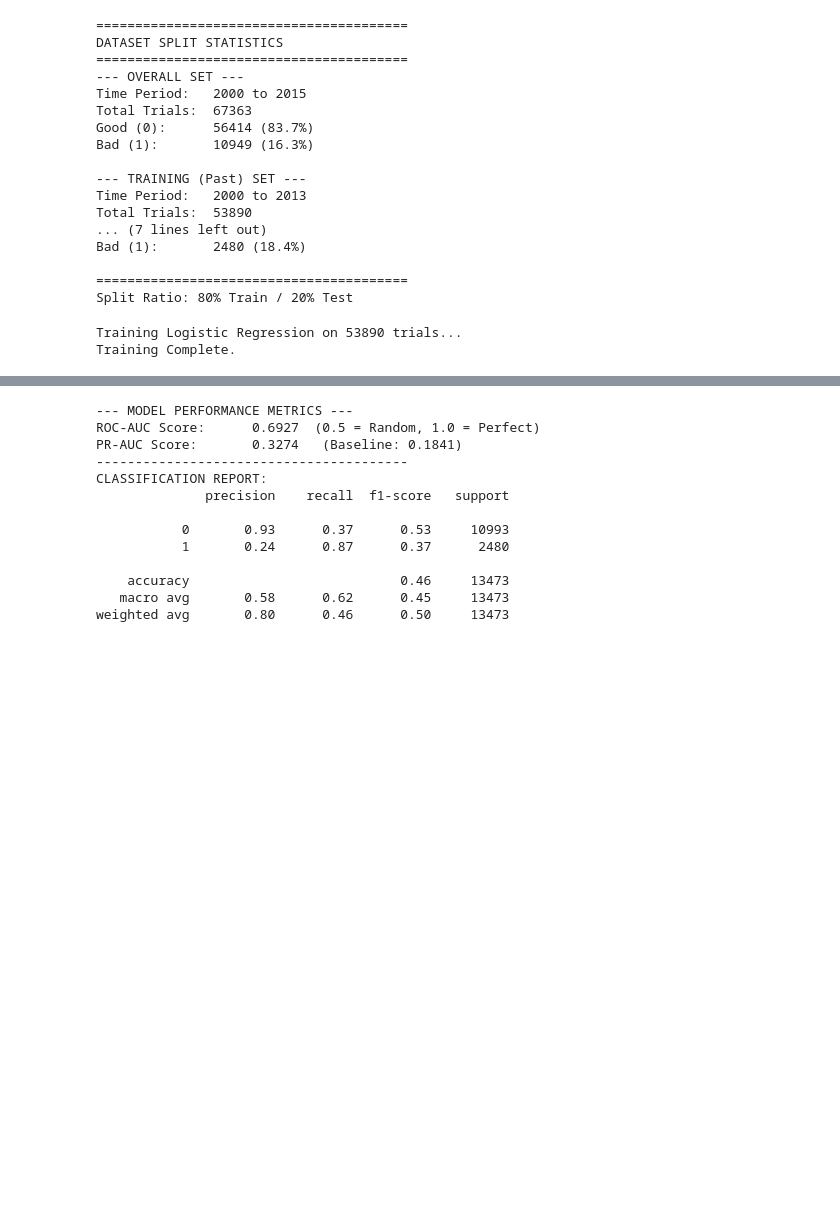
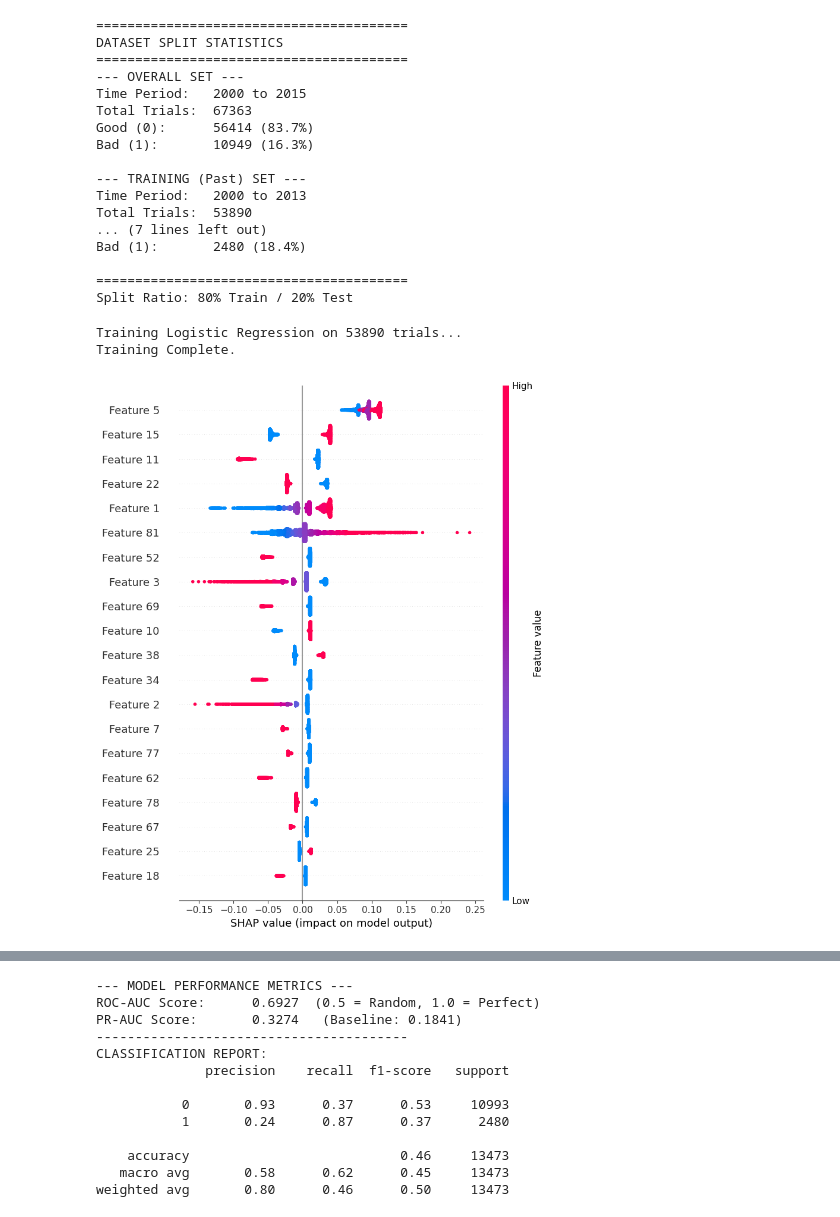
Before and after one commit to delaunan/clintrialpredict, a Jupyter notebook: notebooks/rui/SHAP.ipynb, the cells around one changed output, grey strips where cells are left out. Drawn from its saved outputs; the diff is of its cells as text; code cells hidden in the pictures; blank space fills up the shorter version.

Commit message:
SHAP fv

```diff
--- a/notebooks/rui/SHAP.ipynb
+++ b/notebooks/rui/SHAP.ipynb
@@ -201,26 +200,50 @@ Split Ratio: 80% Train / 20% Test
 # %%
 from sklearn.linear_model import LogisticRegression
 from sklearn.pipeline import Pipeline
+import shap
+import numpy as np
 
+# --------------------------
 # 1. Build Pipeline
+# --------------------------
 model = Pipeline(steps=[
     ('preprocessor', get_pipeline()),
     ('classifier', LogisticRegression(
-        class_weight='balanced', # This handles Class 0 vs Class 1 balance automatically
+        class_weight='balanced',
         solver='liblinear',
         penalty='l2',
         C=0.01,
         max_iter=1000,
         random_state=42
     ))
 ])
 
-# 2. Fit WITHOUT Phase Weights
+# --------------------------
+# 2. Fit Model
+# --------------------------
 print(f"Training Logistic Regression on {len(X_train)} trials...")
+model.fit(X_train, y_train)
+print("Training Complete.")
 
-model.fit(X_train, y_train)
+# --------------------------
+# 3. SHAP explainer (fixed)
+# --------------------------
+# Transform features using the pipeline's preprocessor
+X_train_transformed = model.named_steps['preprocessor'].transform(X_train)
+X_test_transformed  = model.named_steps['preprocessor'].transform(X_test)
 
-print("Training Complete.")
+# Wrap the classifier in a callable using transformed data
+predict_fn = lambda X: model.named_steps['classifier'].predict_proba(X)[:, 1]
+
+# Use SHAP with numeric, preprocessed data
+explainer = shap.Explainer(predict_fn, X_train_transformed)
+shap_values = explainer(X_test_transformed)
+
+# --------------------------
+# 4. SHAP summary plot
+# --------------------------
+shap.summary_plot(shap_values, X_test_transformed)
 # %% [output]
 Training Logistic Regression on 53890 trials...
 Training Complete.
+[figure, added]
```
Also changed, not shown: parts of 6 cells of this notebook.
